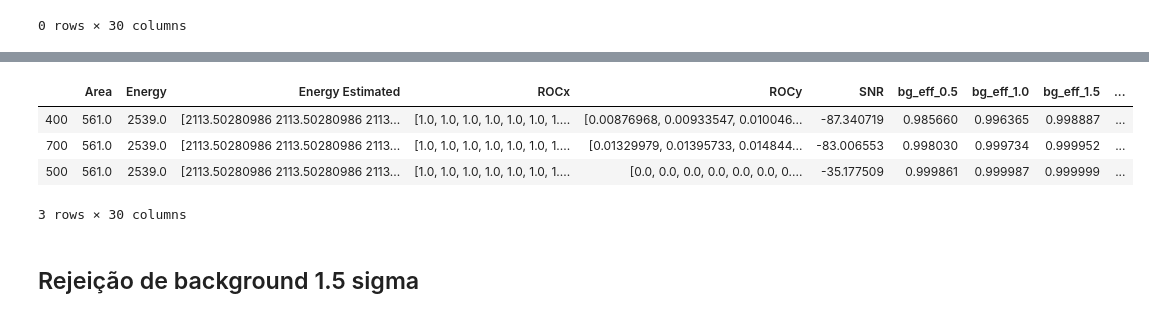
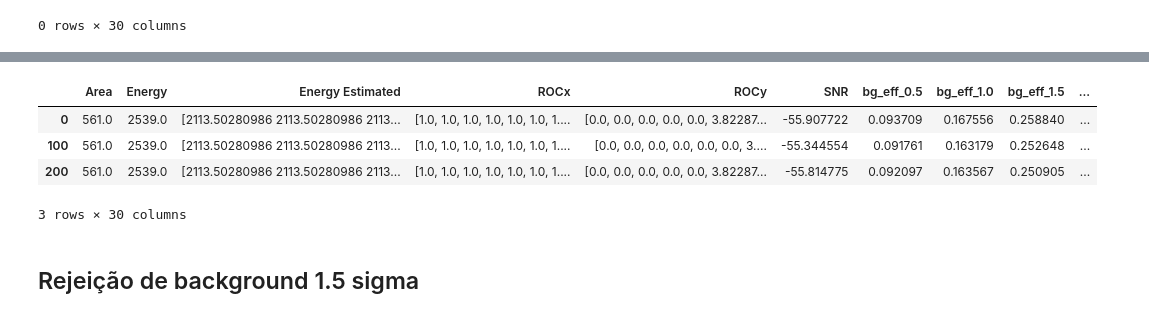
Before and after one commit to Gui1402/filtering_cygnus, a Jupyter notebook: notebooks/filter_analysis.ipynb, the cells around one changed output, grey strips where cells are left out. Drawn from its saved outputs; the diff is of its cells as text; code cells hidden in the pictures.

```diff
--- a/notebooks/filter_analysis.ipynb
+++ b/notebooks/filter_analysis.ipynb
@@ -185,21 +185,21 @@ df = data
 df['Intensity mean'] = df['Energy']/df['Area']
 # %%
 ## filtrando dados para visualizacao
-filtro = ['median','gauss']   ## somente filtros listados
-window = [3,5]              ## somente nestas janelas
+filtro = ['unsupervised_wiener']   ## somente filtros listados
+window = [1,3,5,7]              ## somente nestas janelas
 
 df_filt    = df[df.window.isin(window)]
 pattern    = '|'.join(filtro)
 df_filt    = df_filt[df_filt['filter'].str.contains(pattern)]
 new_column = df_filt['filter']  + ', window = ' + df_filt['window'].astype('str')
 df_filt.drop(['filter','window'],axis = 1,inplace = True)
 df_filt['ftype']  = new_column
 df_filt.head(3)
 # %% [output]
 |  | Area | Energy | Energy Estimated | ROCx | ROCy | SNR | bg_eff_0.5 | bg_eff_1.0 | bg_eff_1.5 | ... |
-| 400 | 561.0 | 2539.0 | [2113.50280986 2113.50280986 2113... | [1.0, 1.0, 1.0, 1.0, 1.0, 1.0, 1.... | [0.00876968, 0.00933547, 0.010046... | -87.340719 | 0.985660 | 0.996365 | 0.998887 | ... |
-| 700 | 561.0 | 2539.0 | [2113.50280986 2113.50280986 2113... | [1.0, 1.0, 1.0, 1.0, 1.0, 1.0, 1.... | [0.01329979, 0.01395733, 0.014844... | -83.006553 | 0.998030 | 0.999734 | 0.999952 | ... |
-| 500 | 561.0 | 2539.0 | [2113.50280986 2113.50280986 2113... | [1.0, 1.0, 1.0, 1.0, 1.0, 1.0, 1.... | [0.0, 0.0, 0.0, 0.0, 0.0, 0.0, 0.... | -35.177509 | 0.999861 | 0.999987 | 0.999999 | ... |
+| 0 | 561.0 | 2539.0 | [2113.50280986 2113.50280986 2113... | [1.0, 1.0, 1.0, 1.0, 1.0, 1.0, 1.... | [0.0, 0.0, 0.0, 0.0, 0.0, 3.82287... | -55.907722 | 0.093709 | 0.167556 | 0.258840 | ... |
+| 100 | 561.0 | 2539.0 | [2113.50280986 2113.50280986 2113... | [1.0, 1.0, 1.0, 1.0, 1.0, 1.0, 1.... | [0.0, 0.0, 0.0, 0.0, 0.0, 0.0, 3.... | -55.344554 | 0.091761 | 0.163179 | 0.252648 | ... |
+| 200 | 561.0 | 2539.0 | [2113.50280986 2113.50280986 2113... | [1.0, 1.0, 1.0, 1.0, 1.0, 1.0, 1.... | [0.0, 0.0, 0.0, 0.0, 0.0, 3.82287... | -55.814775 | 0.092097 | 0.163567 | 0.250905 | ... |
 3 rows × 30 columns
 # %% [markdown]
 ## Rejeição de background 1.5 sigma
```
Also changed, not shown: parts of 8 cells of this notebook, 2 other files.
